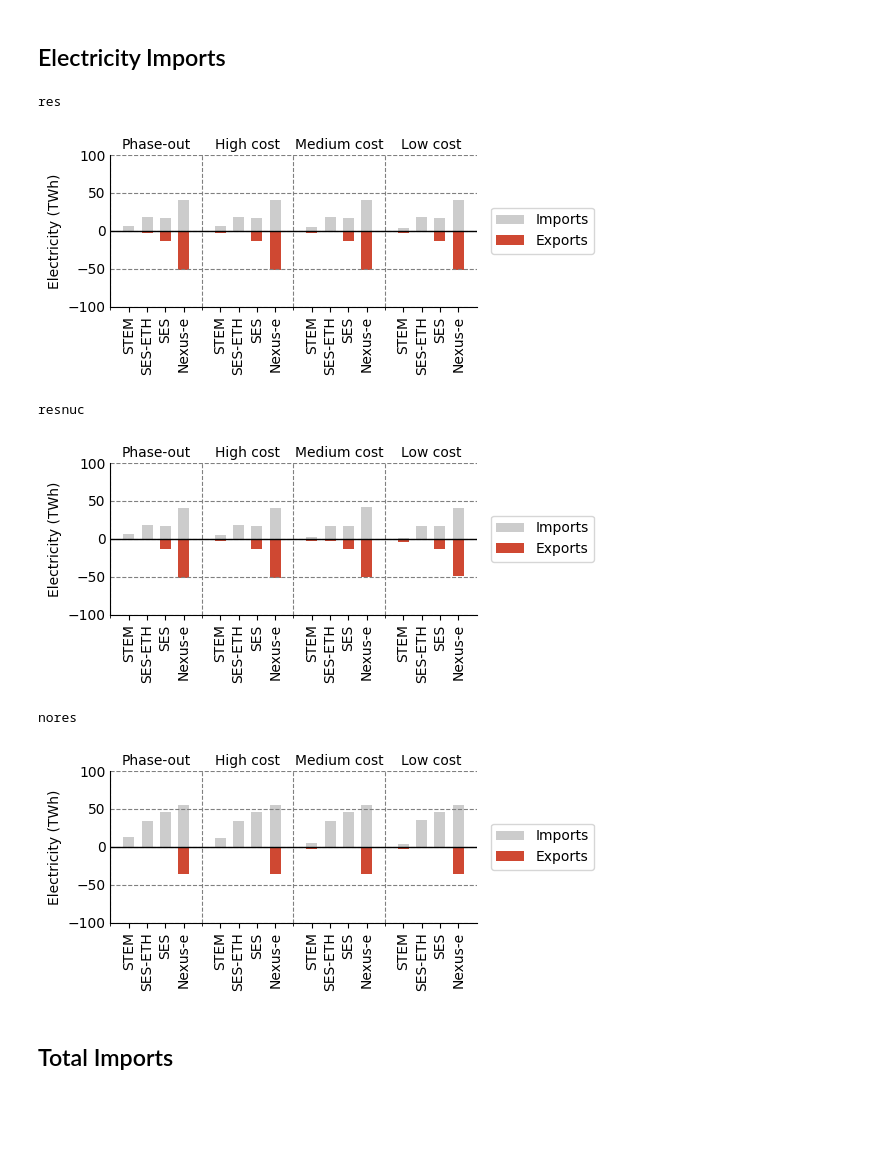
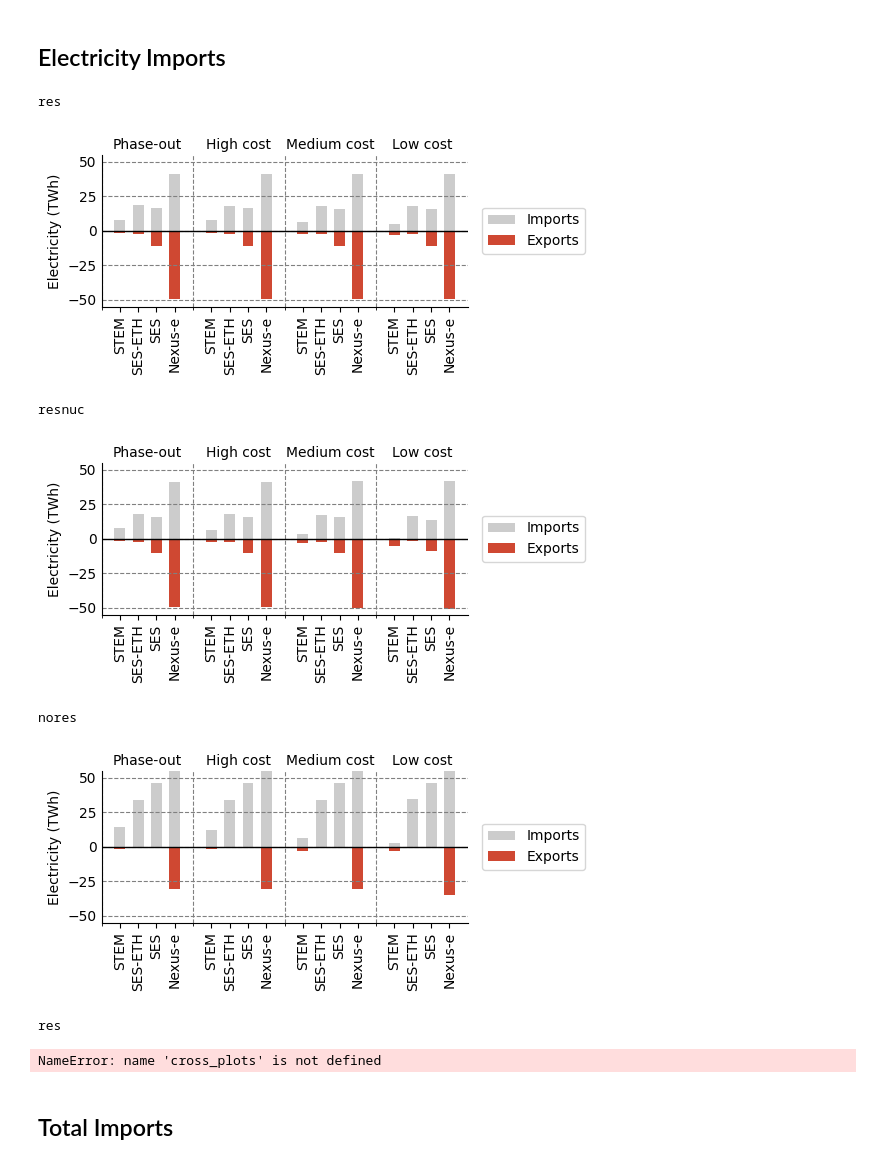
Before and after one commit to rebeccalordan-perret/plots-model-comparison, a Jupyter notebook: cross_comparison_colab.ipynb, the cells around one changed output. Drawn from its saved outputs; the diff is of its cells as text; code cells hidden in the pictures; blank space fills up the shorter version.

```diff
--- a/cross_comparison_colab.ipynb
+++ b/cross_comparison_colab.ipynb
@@ -763,7 +764,8 @@ for variant in variant_list:
     cost_base = costs.loc[:,(variant,base_scenario)]
     costs_change.loc[:,(variant,base_scenario)] = 0
     for s in scenarios['compare']:
-      costs_change.loc[:,(variant,s)] = (costs_change.loc[:,(variant,s)]-cost_base)
+      #costs_change.loc[:,(variant,s)] = (costs_change.loc[:,(variant,s)]-cost_base)
+      costs_change.loc[:,(variant,s)] = ((costs_change.loc[:,(variant,s)]-cost_base)/cost_base)*100
 
 
 # # Checks
@@ -859,57 +861,59 @@ scenario_list={
 
     'res': {
         # ('scenario-id','variant'): 'label'
+        ('abroad-res-low','wacc_5'):'Low cost',
+        ('abroad-res-medium','wacc_5'):'Medium cost',
+        ('abroad-res-high','wacc_5'):'High cost',
         ('abroad-res-phaseout','wacc_5'):'Phase-out',
-        ('abroad-res-high','wacc_5'):'High cost',
-        ('abroad-res-medium','wacc_5'):'Medium cost',
-        ('abroad-res-low','wacc_5'):'Low cost',
+
+
     },
     'resnuc': {
         # ('scenario-id','variant'): 'label'
+        ('abroad-resnuc-low','wacc_5'):'Low cost',
+        ('abroad-resnuc-medium','wacc_5'):'Medium cost',
+        ('abroad-resnuc-high','wacc_5'):'High cost',
         ('abroad-resnuc-phaseout','wacc_5'):'Phase-out',
-        ('abroad-resnuc-high','wacc_5'):'High cost',
-        ('abroad-resnuc-medium','wacc_5'):'Medium cost',
-        ('abroad-resnuc-low','wacc_5'):'Low cost',
     },
         'nores': {
         # ('scenario-id','variant'): 'label'
+        ('abroad-nores-low','wacc_5'):'Low cost',
+        ('abroad-nores-medium','wacc_5'):'Medium cost',
+        ('abroad-nores-high','wacc_5'):'High cost',
         ('abroad-nores-phaseout','wacc_5'):'Phase-out',
-        ('abroad-nores-high','wacc_5'):'High cost',
-        ('abroad-nores-medium','wacc_5'):'Medium cost',
-        ('abroad-nores-low','wacc_5'):'Low cost',
     },
     }
 
 for name, scenarios in scenario_list.items():
     print(name)
     cross_plots.plotBarVerticalSigned(
         listModelsid=listModels,
         listSce=scenarios,
         signedVarList=signedVarList,
         year=year,
         scale=1,
         label="Electricity (TWh)",
-        figmax=100,
+        figmax=55,
         fileName=fileName+"_"+name+'wacc5',
         invert=False,
         legend=True,
         #pos_legend="upper right",
         pos_legend={# This puts the legend outside-right for vertical plots
                 "loc": "center left",
                 "bbox_to_anchor": (1.02, 0.5),
                 },
         width=12,
         height=5,
         group_by="scenario",  # or "model"
         multi=False,
     )
 # %% [output]
 res
-[figure, old version]
+[figure, new version]
 resnuc
-[figure, old version]
+[figure, new version]
 nores
-[figure, old version]
+[figure, new version]
 # %%
 #### Imports and exports -- wacc 8
 fileName = 'elec_imports'
@@ -980,6 +984,9 @@ for name, scenarios in scenario_list.items():
         group_by="scenario",  # or "model"
         multi=False,
     )
+# %% [output]
+res
+NameError: name 'cross_plots' is not defined
 # %% [markdown]
 ## Total Imports
 # %%
```
Also changed, not shown: parts of 3 cells of this notebook.
